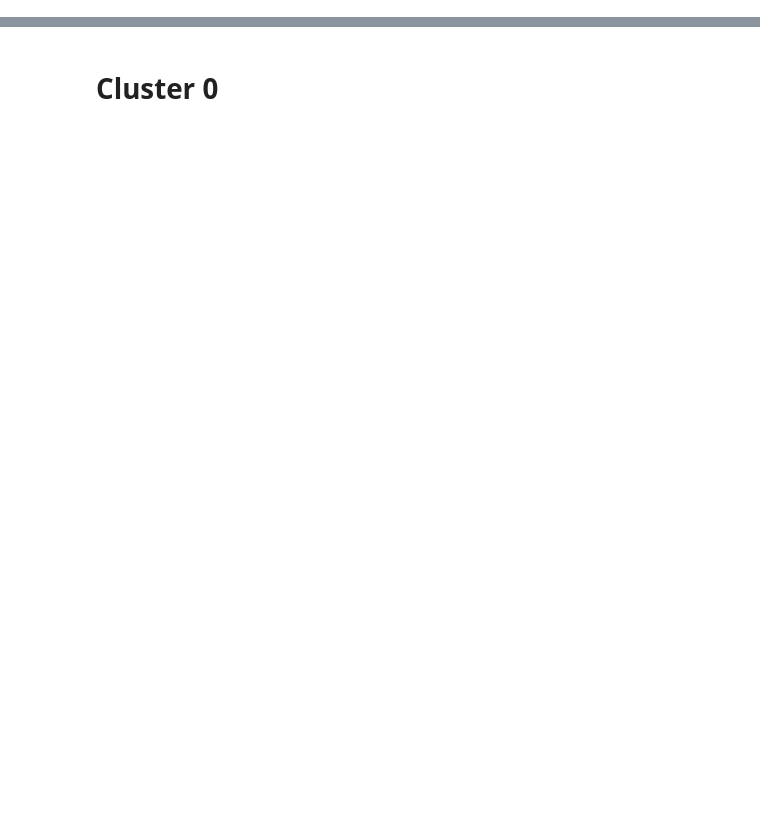
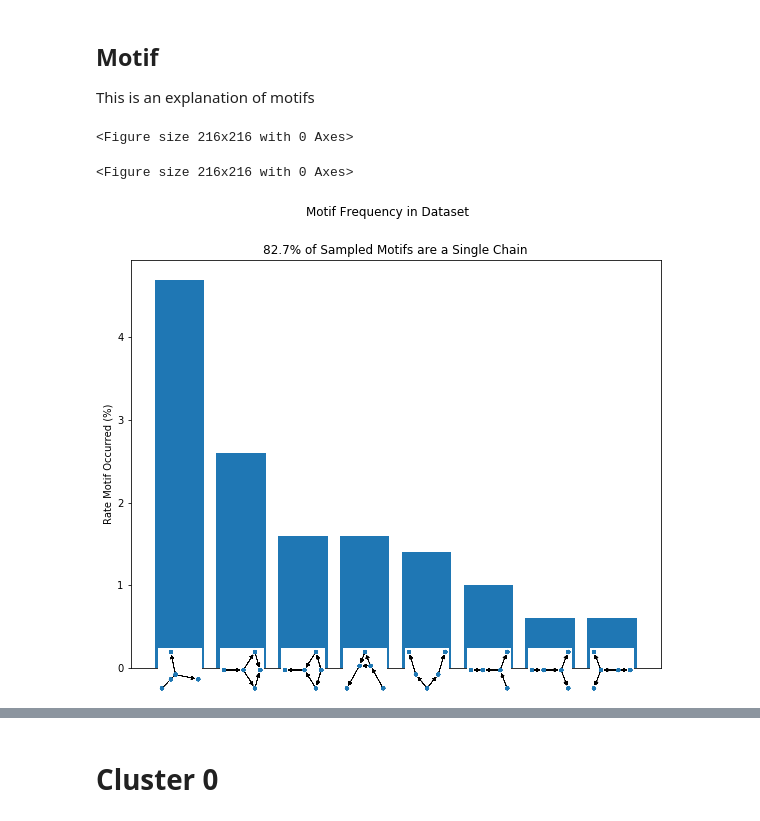
Before and after one commit to UBC-MDS/RStudio-GitHub-Analysis, a Jupyter notebook: Report By Cluster V0.ipynb, the cells around one changed output, grey strips where cells are left out. Cells and saved outputs as stored; diff of their text form; code cells hidden in the pictures; blank space fills up the shorter version.

```diff
--- a/Report By Cluster V0.ipynb
+++ b/Report By Cluster V0.ipynb
@@ -30,0 +55,4 @@ project = pd.concat([comm_auth_by_proj,pr_cr_by_proj,issues_by_proj],axis=1)
+# %% [markdown]
+## Motif
+
+This is an explanation of motifs
@@ -30,0 +63,6 @@ project = pd.concat([comm_auth_by_proj,pr_cr_by_proj,issues_by_proj],axis=1)
+# %%
+cluster_visual = fg.visualize_motif_samples_bar_graph(motifs_overall)
+# %% [output]
+<Figure size 216x216 with 0 Axes>
+<Figure size 216x216 with 0 Axes>
+[figure, added]
```
Also changed, not shown: parts of 156 cells of this notebook, 1 other file.
